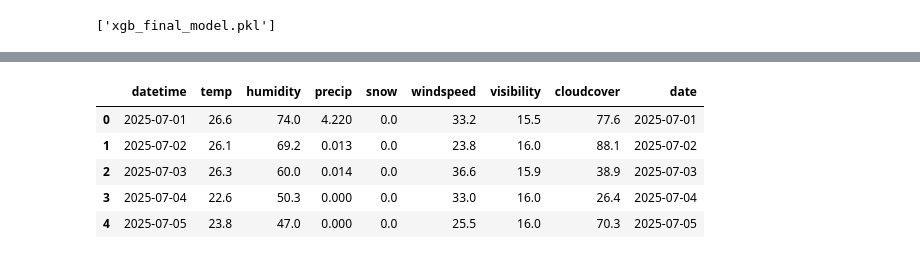
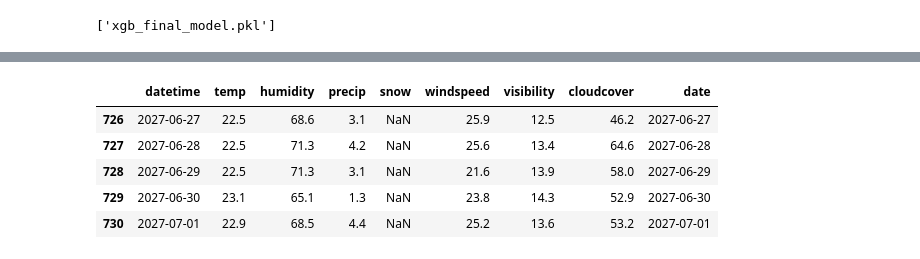
Before and after one commit to TurkiAlrasheed/pedalcast, a Jupyter notebook: modeling.ipynb, the cells around one changed output, grey strips where cells are left out. Cells and saved outputs as stored; diff of their text form; code cells hidden in the pictures.

```diff
--- a/modeling.ipynb
+++ b/modeling.ipynb
@@ -423,13 +517,13 @@ Below, we apply this function to predict demand from **July 1 to July 7, 2025**,
 # %%
 # future weather forecast from July 1 2025 through July 1 2027
 weather_future = pd.read_csv('data/weather_future.csv')[['datetime','temp','humidity','precip','snow','windspeed','visibility','cloudcover']]
 weather_future['date'] = pd.to_datetime(pd.to_datetime(weather_future['datetime']).dt.date)
-weather_future.head()
+weather_future.tail()
 # %% [output]
 |  | datetime | temp | humidity | precip | snow | windspeed | visibility | cloudcover | date |
-| 0 | 2025-07-01 | 26.6 | 74.0 | 4.220 | 0.0 | 33.2 | 15.5 | 77.6 | 2025-07-01 |
-| 1 | 2025-07-02 | 26.1 | 69.2 | 0.013 | 0.0 | 23.8 | 16.0 | 88.1 | 2025-07-02 |
-| 2 | 2025-07-03 | 26.3 | 60.0 | 0.014 | 0.0 | 36.6 | 15.9 | 38.9 | 2025-07-03 |
-| 3 | 2025-07-04 | 22.6 | 50.3 | 0.000 | 0.0 | 33.0 | 16.0 | 26.4 | 2025-07-04 |
-| 4 | 2025-07-05 | 23.8 | 47.0 | 0.000 | 0.0 | 25.5 | 16.0 | 70.3 | 2025-07-05 |
+| 726 | 2027-06-27 | 22.5 | 68.6 | 3.1 | NaN | 25.9 | 12.5 | 46.2 | 2027-06-27 |
+| 727 | 2027-06-28 | 22.5 | 71.3 | 4.2 | NaN | 25.6 | 13.4 | 64.6 | 2027-06-28 |
+| 728 | 2027-06-29 | 22.5 | 71.3 | 3.1 | NaN | 21.6 | 13.9 | 58.0 | 2027-06-29 |
+| 729 | 2027-06-30 | 23.1 | 65.1 | 1.3 | NaN | 23.8 | 14.3 | 52.9 | 2027-06-30 |
+| 730 | 2027-07-01 | 22.9 | 68.5 | 4.4 | NaN | 25.2 | 13.6 | 53.2 | 2027-07-01 |
 # %%
```
Also changed, not shown: parts of 16 cells of this notebook.
